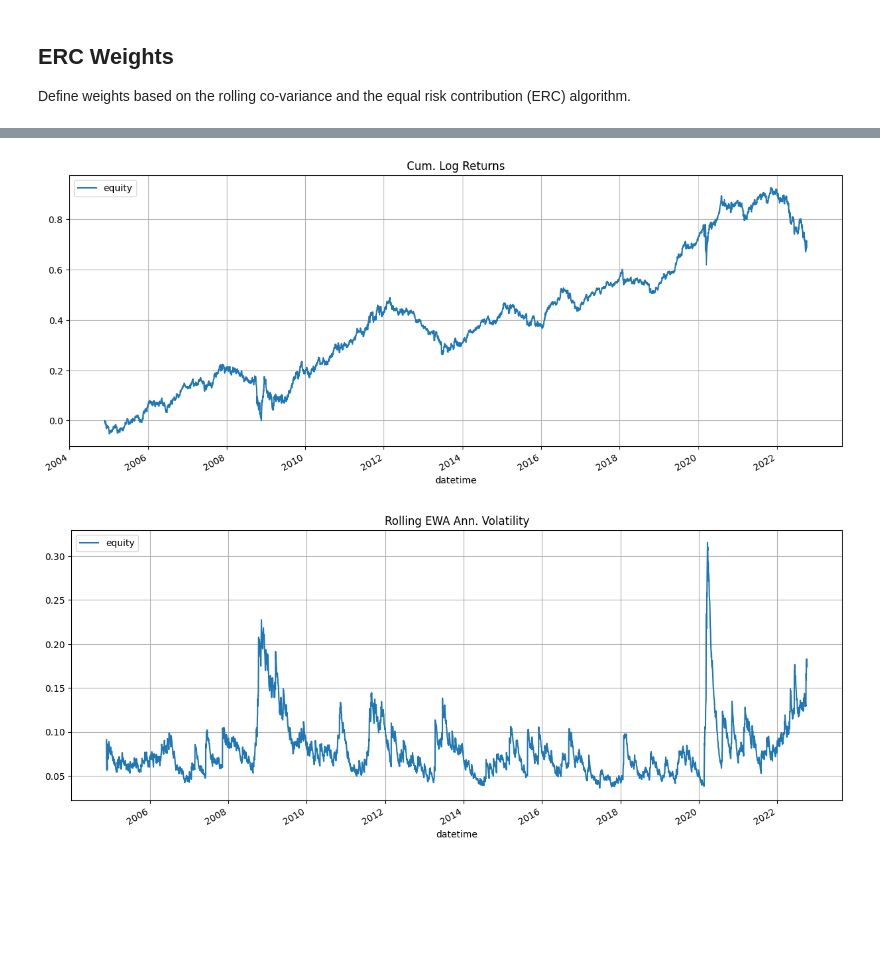
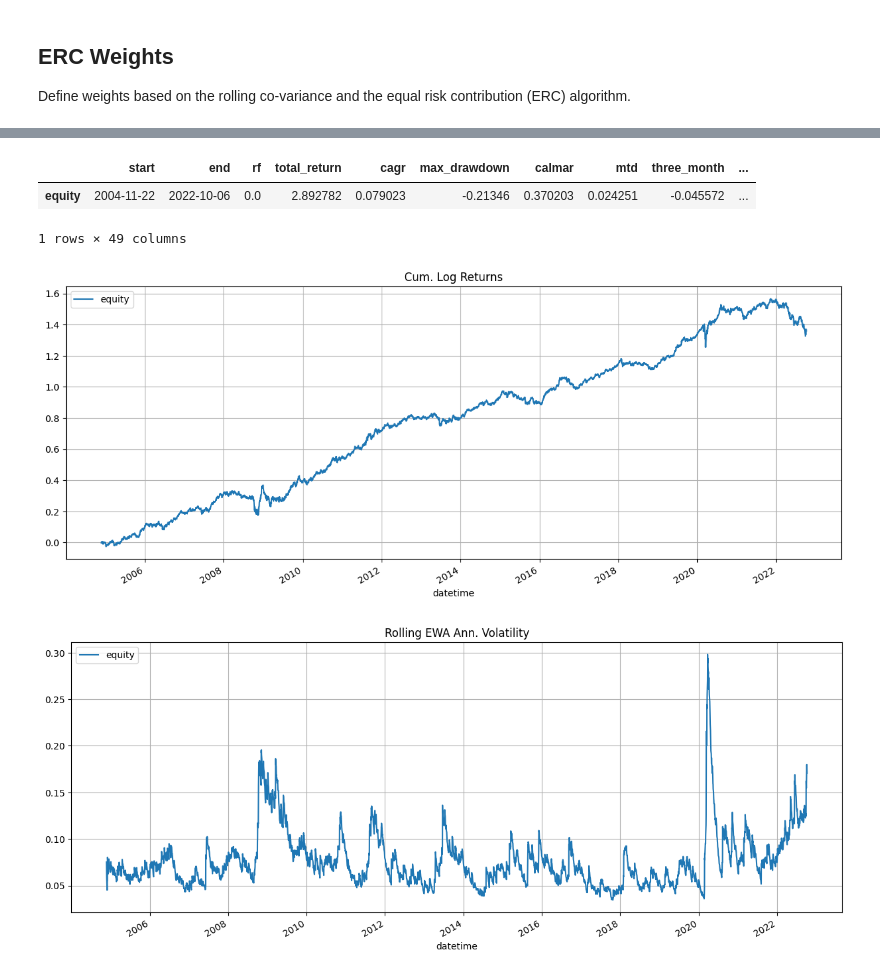
Before and after one commit to breaded-xyz/alphasim, a Jupyter notebook: vignettes/riskpremia_erc.ipynb, the cells around one changed output, grey strips where cells are left out. Saved outputs shown, nothing was run; the diff lists cells and outputs as text; code cells hidden in the pictures; blank space fills up the shorter version.

```diff
--- a/vignettes/riskpremia_erc.ipynb
+++ b/vignettes/riskpremia_erc.ipynb
@@ -65,23 +68,23 @@ cov_df = ret_df.ewm(alpha=ewma_cov_alpha, adjust=False).cov().dropna()
 cov_mat = cov_df.groupby('Date').apply(lambda x: x.values)
 # %%
+# Function to calculate ERC weights for each period
 def calc_erc_weight(initial_weights, cov_mat, b):
-
     n = len(initial_weights)
     try:
         w = ffn.core._erc_weights_ccd(initial_weights, cov=cov_mat, b=b, maximum_iterations=1000, tolerance=1e-8)
     except ValueError:
-        w = np.full(n, 1/n)
-
+        w = np.full(n, np.NaN)
     return w
 # %%
-risk_budget = np.array([1,1,1])
-initial_weights = np.array([1,1,1])
+# Define our risk budget as equal risk
+risk_budget = np.full(ticker_n, 1/ticker_n)
 
+# Get ERC weights
 weight_df = ret_df[:-1].copy()
-
-weight_df[:] = [calc_erc_weight(x, y, z) for x, y, z in zip(repeat(initial_weights), cov_mat, repeat(risk_budget))]
-
-display(weight_df * 100)
+weight_df[:] = [calc_erc_weight(x, y, z) for x, y, z in zip(
+    weight_df.shift(1).values, cov_mat, repeat(risk_budget))]
+weight_df = weight_df.dropna()
+display(weight_df)
 # %% [output]
 | Symbols | VTI | TLT | GLD |
 | Date |  |  |  |
@@ -99,0 +103,4 @@ display(weight_df * 100)
+# %%
+price_df = price_df.align(weight_df, axis=0, join='inner')[0]
+
+display(price_df)
@@ -100,9 +122,9 @@ display(weight_df * 100)
 # %%
 def fixed_min_commission(trade_price, trade_size):
-    return 10
+    return 1
 
-result = backtest(
-    prices=price_df[2:],
+result_df = backtest(
+    prices=price_df,
     weights=weight_df,
     trade_buffer=0.04,
     do_limit_trade_size=False,
@@ -110,5 +132,5 @@ result = backtest(
     initial_capital=10000,
     do_reinvest=True)
 
-display(result)
+display(result_df)
 # %% [output]
@@ -168,16 +164,23 @@ display(stats)
+# %%
+stat_df = calc_stats(result_df.copy())
+display(stat_df)
+# %% [output]
+|  | start | end | rf | total_return | cagr | max_drawdown | calmar | mtd | three_month | ... |
+| equity | 2004-11-22 | 2022-10-06 | 0.0 | 2.892782 | 0.079023 | -0.21346 | 0.370203 | 0.024251 | -0.045572 | ... |
+1 rows × 49 columns
 # %%
-ax = calc_log_returns(result).cumsum().plot(figsize=(15, 6))
+ax = calc_log_returns(result_df).cumsum().plot(figsize=(15, 6))
 ax.grid(True)
 plt.title('Cum. Log Returns')
 plt.legend(loc=2)
 plt.show()
 # %% [output]
-[figure, old version]
+[figure, new version]
 # %%
-ax = calc_rolling_ann_vola(result).plot(figsize=(15, 6))
+ax = calc_rolling_ann_vola(result_df).plot(figsize=(15, 6))
 ax.grid(True)
 plt.title('Rolling EWA Ann. Volatility')
 plt.legend(loc=2)
 plt.show()
 # %% [output]
-[figure, old version]
+[figure, new version]
```
Also changed, not shown: parts of 8 cells of this notebook, 1 other file.
